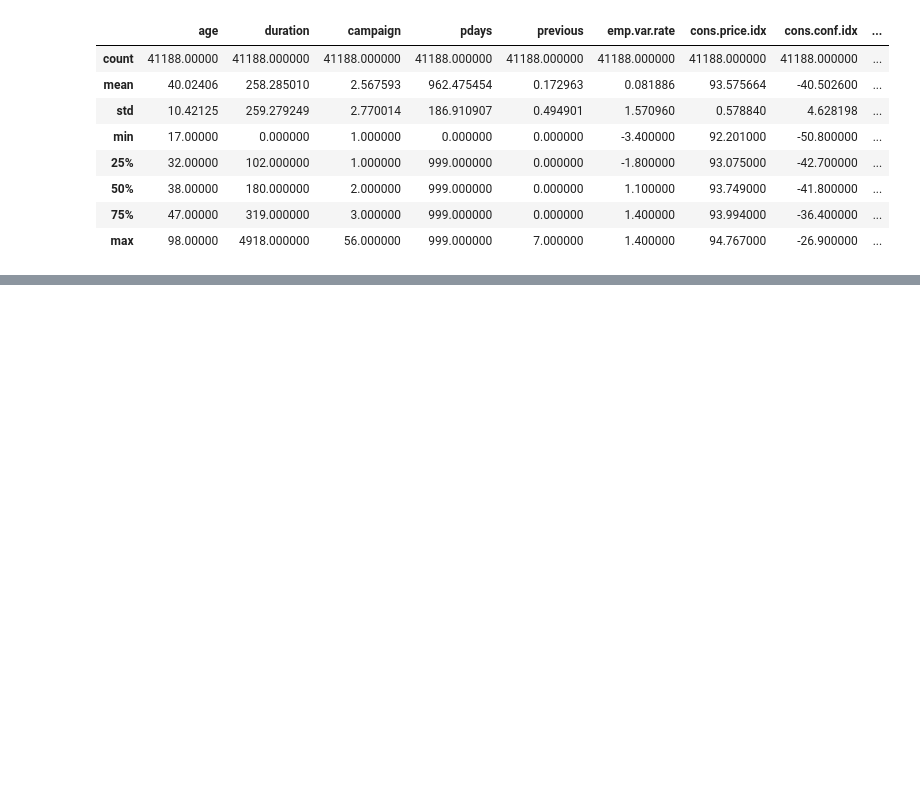
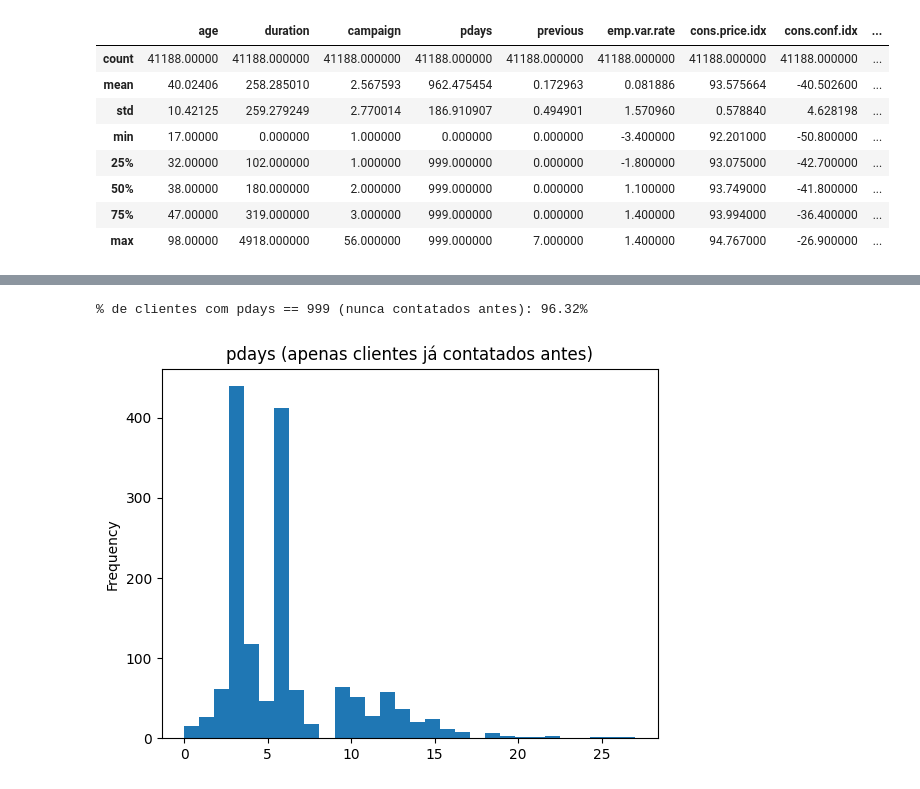
Before and after one commit to matheusandrade6/datathon-7mlet-fiap, a Jupyter notebook: notebooks/eda.ipynb, the cells around one changed output, grey strips where cells are left out. Saved outputs shown, nothing was run; the diff lists cells and outputs as text; code cells hidden in the pictures; blank space fills up the shorter version.

```diff
--- a/notebooks/eda.ipynb
+++ b/notebooks/eda.ipynb
@@ -68,0 +162,11 @@ df.describe()
+# %%
+pct_999 = (df['pdays'] == 999).mean()
+print(f"% de clientes com pdays == 999 (nunca contatados antes): {pct_999:.2%}")
+
+df.loc[df['pdays'] != 999, 'pdays'].plot(
+    kind='hist', bins=30, title='pdays (apenas clientes já contatados antes)'
+)
+plt.show()
+# %% [output]
+% de clientes com pdays == 999 (nunca contatados antes): 96.32%
+[figure, added]
```
Also changed, not shown: parts of 24 cells of this notebook.
